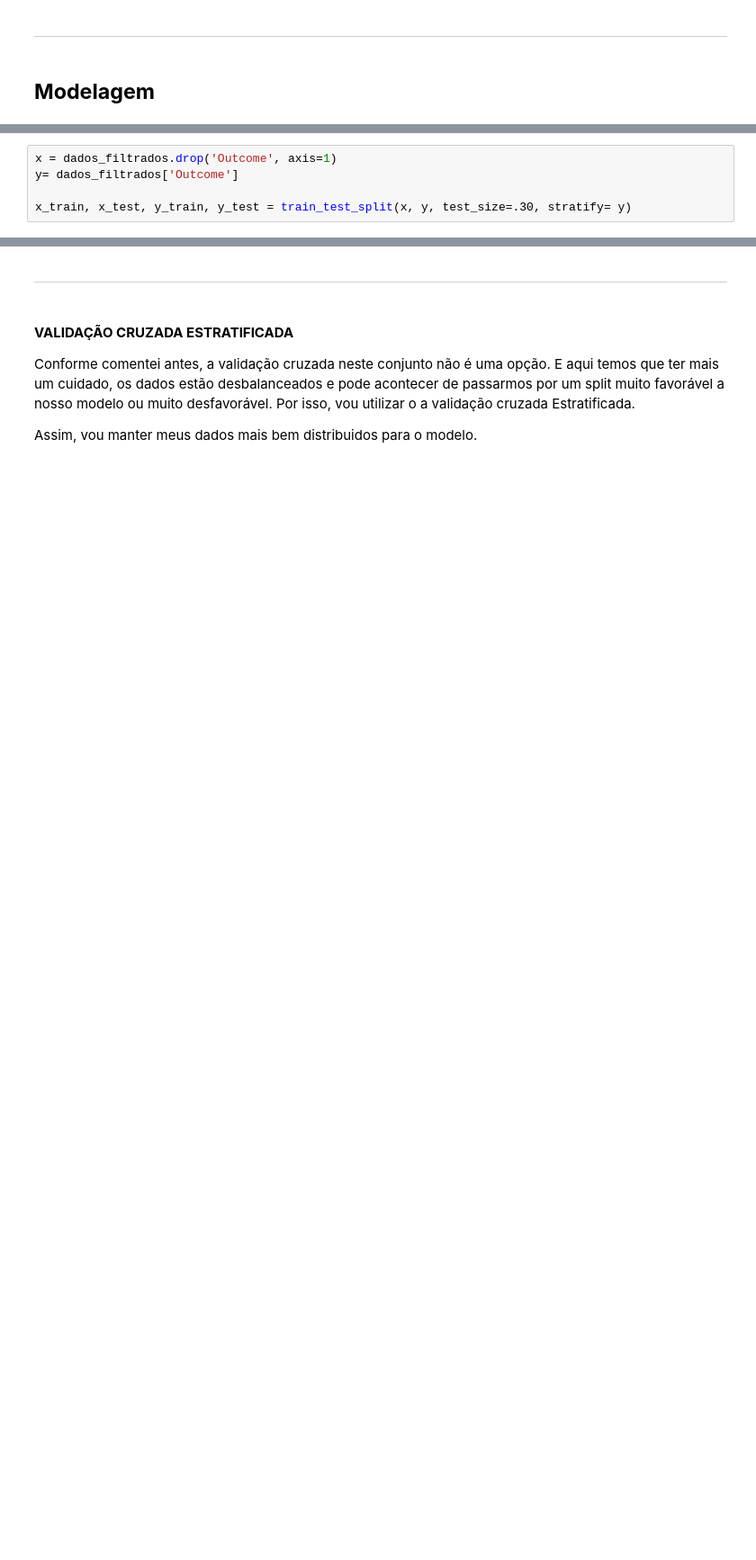
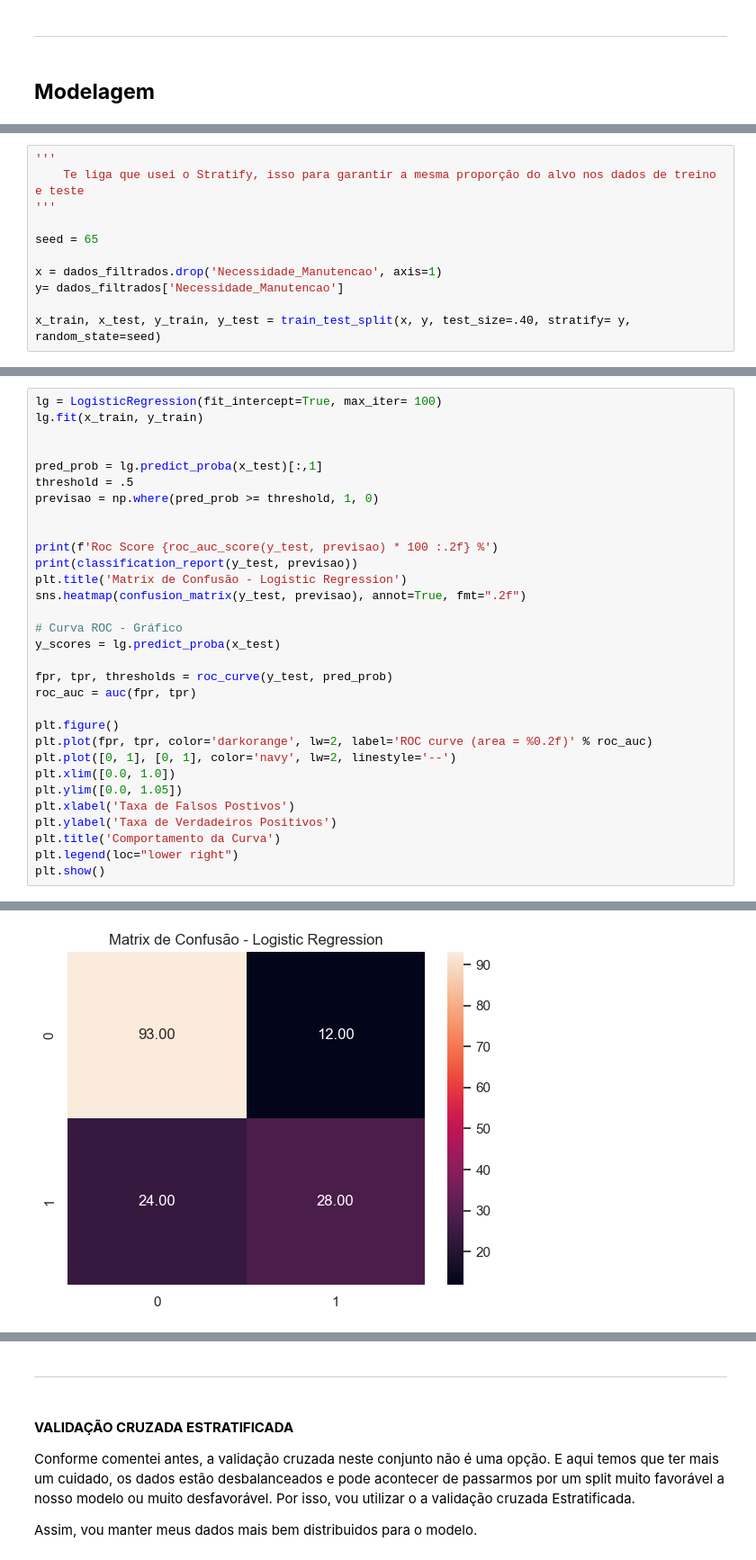
Before and after one commit to j2evaldo/Manutencao, a Jupyter notebook: 00_Manutencao.ipynb, the cells around one changed output, grey strips where cells are left out. Shown at 90% size. Saved outputs shown, nothing was run; the diff lists cells and outputs as text; blank space fills up the shorter version.

Commit message:
Primeira Versão do modelos
Fiz uma versão inicial para servir de reverencia nas etapas seguintes

```diff
--- a/00_Manutencao.ipynb
+++ b/00_Manutencao.ipynb
@@ -193,8 +209,14 @@ from sklearn.metrics import f1_score
 from sklearn.model_selection import cross_val_score
 # %%
-x = dados_filtrados.drop('Outcome', axis=1)
-y= dados_filtrados['Outcome']
+'''
+    Te liga que usei o Stratify, isso para garantir a mesma proporção do alvo nos dados de treino e teste
+'''
 
-x_train, x_test, y_train, y_test = train_test_split(x, y, test_size=.30, stratify= y)
+seed = 65
+
+x = dados_filtrados.drop('Necessidade_Manutencao', axis=1)
+y= dados_filtrados['Necessidade_Manutencao']
+
+x_train, x_test, y_train, y_test = train_test_split(x, y, test_size=.40, stratify= y, random_state=seed)
 # %%
 y_test.size
@@ -200,0 +254,32 @@ y_test.size
+# %%
+lg = LogisticRegression(fit_intercept=True, max_iter= 100)
+lg.fit(x_train, y_train)
+
+
+pred_prob = lg.predict_proba(x_test)[:,1]
+threshold = .5
+previsao = np.where(pred_prob >= threshold, 1, 0)
+
+
+print(f'Roc Score {roc_auc_score(y_test, previsao) * 100 :.2f} %')
+print(classification_report(y_test, previsao))
+plt.title('Matrix de Confusão - Logistic Regression')
+sns.heatmap(confusion_matrix(y_test, previsao), annot=True, fmt=".2f")
+
+# Curva ROC - Gráfico
+y_scores = lg.predict_proba(x_test)
+
+fpr, tpr, thresholds = roc_curve(y_test, pred_prob)
+roc_auc = auc(fpr, tpr)
+
+plt.figure()
+plt.plot(fpr, tpr, color='darkorange', lw=2, label='ROC curve (area = %0.2f)' % roc_auc)
+plt.plot([0, 1], [0, 1], color='navy', lw=2, linestyle='--')
+plt.xlim([0.0, 1.0])
+plt.ylim([0.0, 1.05])
+plt.xlabel('Taxa de Falsos Postivos')
+plt.ylabel('Taxa de Verdadeiros Positivos')
+plt.title('Comportamento da Curva')
+plt.legend(loc="lower right")
+plt.show()
+# %% [output]
@@ -200,0 +295 @@ y_test.size
+[figure, added]
```
Also changed, not shown: parts of 24 cells of this notebook.
